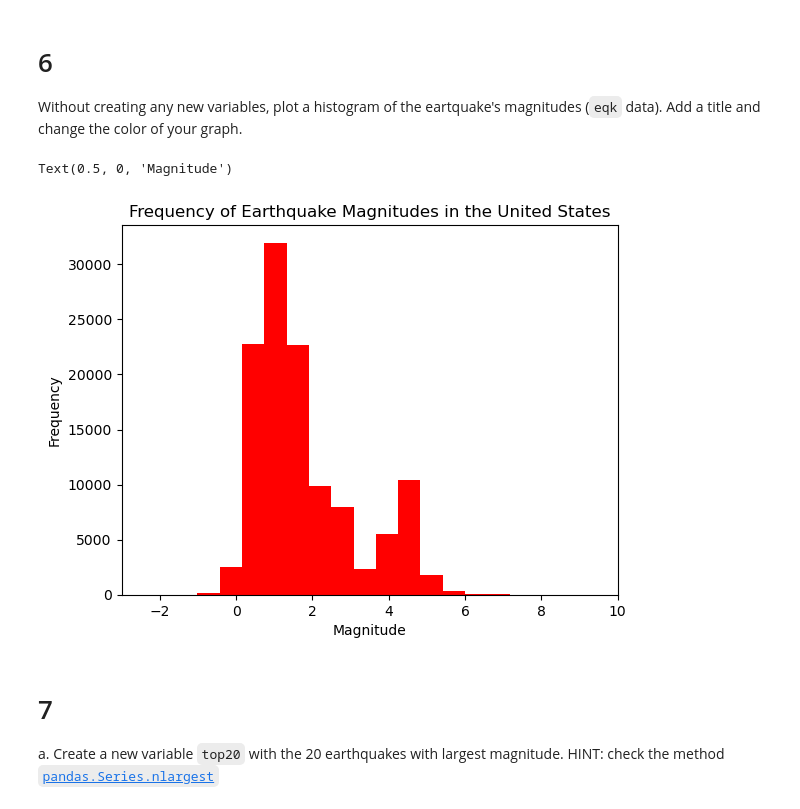
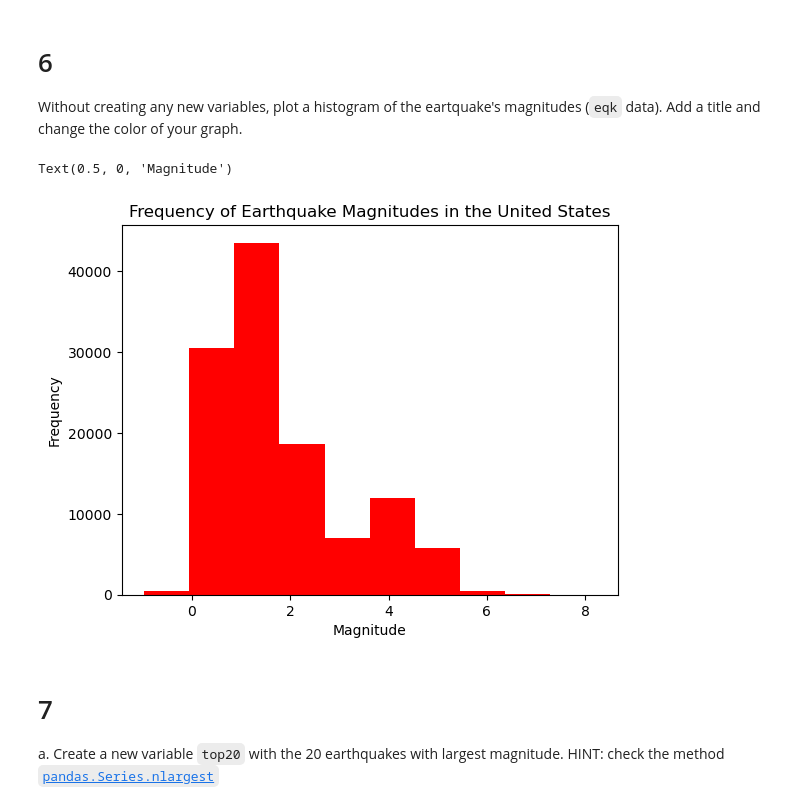
Before and after one commit to silkieMoth/eds220-hwk1, a Jupyter notebook: hwk1-task3-earthquakes-COHEN.ipynb, the cells around one changed output. Cells and saved outputs as stored; diff of their text form; code cells hidden in the pictures.

Commit message:
fix graph in question 6, run graph code chunks

```diff
--- a/hwk1-task3-earthquakes-COHEN.ipynb
+++ b/hwk1-task3-earthquakes-COHEN.ipynb
@@ -149,17 +149,14 @@ omitted_events = raw_eqk.shape[0] - eqk.shape[0]
 # 6
 Without creating any new variables, plot a histogram of the eartquake's magnitudes (`eqk` data). Add a title and change the color of your graph.
 # %%
-eqk.plot(kind = "hist", # Specify histogram
-        column = "mag", # Selection of variable to use in x axis
+eqk.mag.plot(kind = "hist", # Specify histogram
         title = "Frequency of Earthquake Magnitudes in the United States",
         color = "red",
-        xlim = [-3,10], # Specify x axis range from -3 to 10
-        bins = 1500, # Specify enough bins to accurately represent data
         legend = False).set_xlabel(
     "Magnitude")
 # %% [output]
 Text(0.5, 0, 'Magnitude')
-[figure, old version]
+[figure, new version]
 # %% [markdown]
 <!-- END QUESTION -->
 
```
Also changed, not shown: parts of 3 cells of this notebook.
